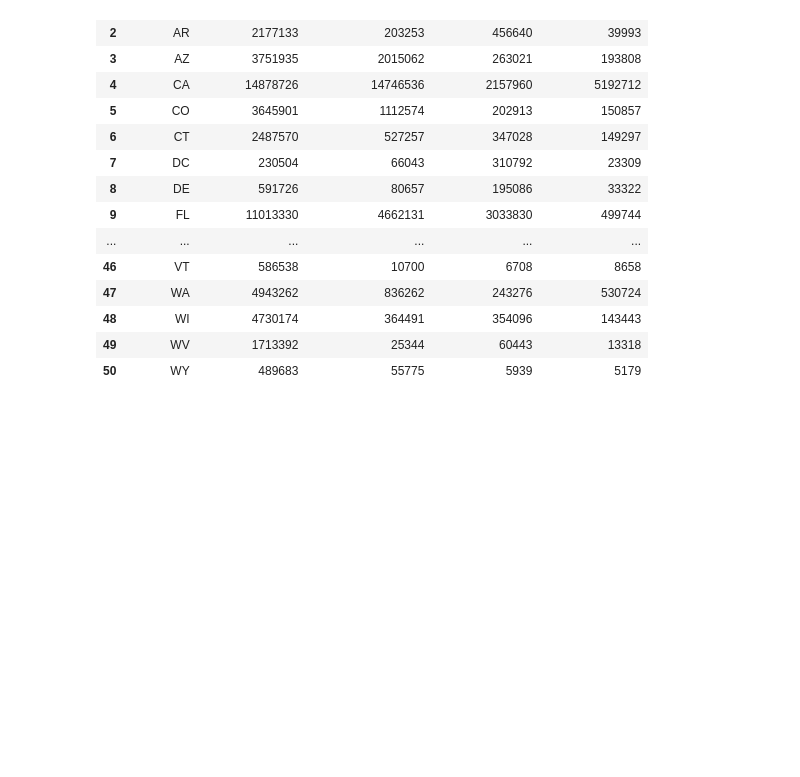
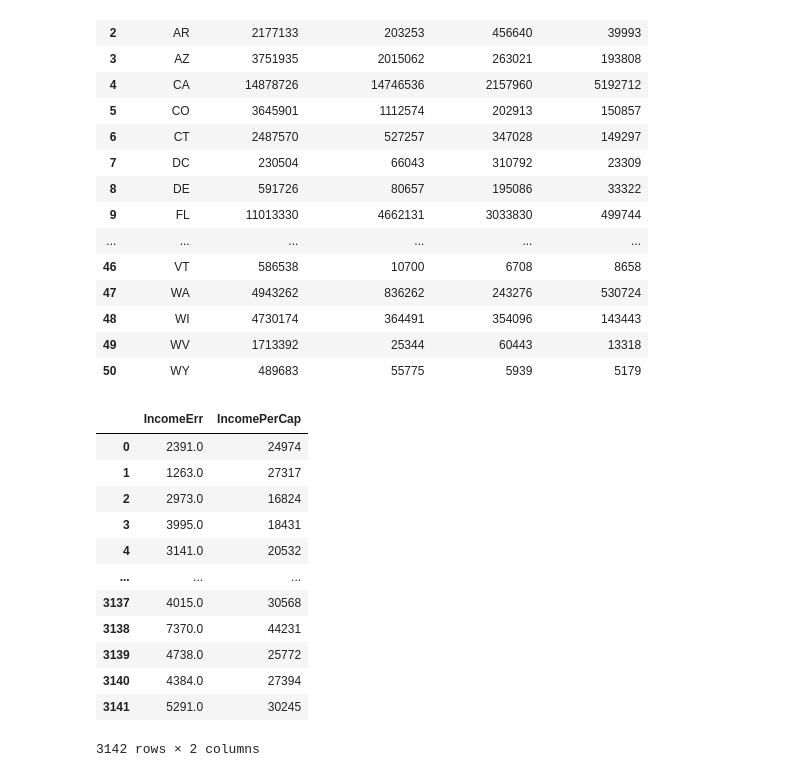
Before and after one commit to bimal-parajuli/data-visualization-us-demographics-dataset, a Jupyter notebook: Untitled.ipynb, the cells around one changed output. Drawn from its saved outputs; the diff is of its cells as text; code cells hidden in the pictures; blank space fills up the shorter version.

```diff
--- a/Untitled.ipynb
+++ b/Untitled.ipynb
@@ -388,3 +384,22 @@ minority_df
 | 50 | WY | 489683 | 55775 | 5939 | 5179 |
 # %%
 # df.info()
+# %%
+# for i in df:
+#     print(df[i].isna().sum())
+
+df.iloc[:, 14: 16]
+# %% [output]
+|  | IncomeErr | IncomePerCap |
+| 0 | 2391.0 | 24974 |
+| 1 | 1263.0 | 27317 |
+| 2 | 2973.0 | 16824 |
+| 3 | 3995.0 | 18431 |
+| 4 | 3141.0 | 20532 |
+| ... | ... | ... |
+| 3137 | 4015.0 | 30568 |
+| 3138 | 7370.0 | 44231 |
+| 3139 | 4738.0 | 25772 |
+| 3140 | 4384.0 | 27394 |
+| 3141 | 5291.0 | 30245 |
+3142 rows × 2 columns
```
Also changed, not shown: parts of 7 cells of this notebook.
